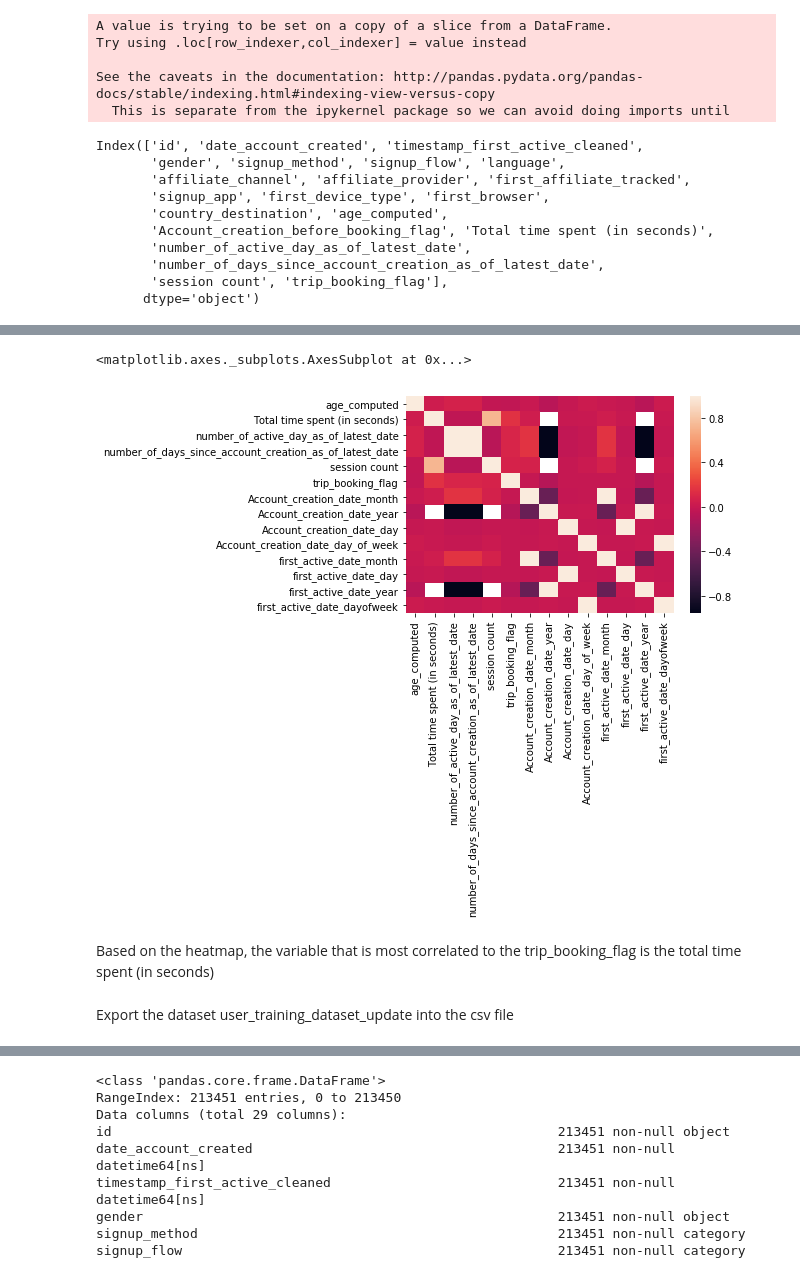
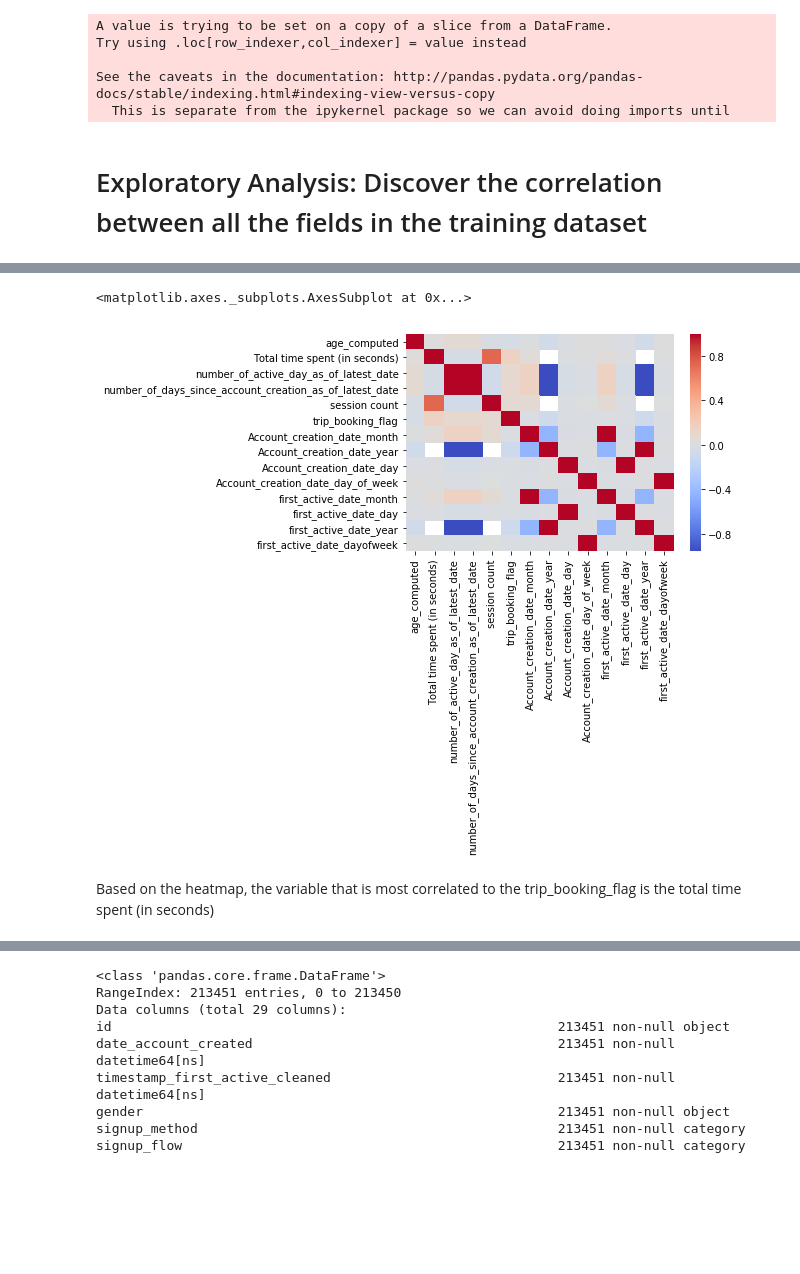
Before and after one commit to yukaabe/Springboard-datasciencebootcamp-repo, a Jupyter notebook: Airbnb Data Exploratory Analysis Script.ipynb, the cells around one changed output, grey strips where cells are left out. Cells and saved outputs as stored; diff of their text form; code cells hidden in the pictures; blank space fills up the shorter version.

```diff
--- a/Airbnb Data Exploratory Analysis Script.ipynb
+++ b/Airbnb Data Exploratory Analysis Script.ipynb
@@ -573,19 +574,8 @@ Try using .loc[row_indexer,col_indexer] = value instead
 
 See the caveats in the documentation: http://pandas.pydata.org/pandas-docs/stable/indexing.html#indexing-view-versus-copy
   This is separate from the ipykernel package so we can avoid doing imports until
-# %%
-user_training_dataset_update.columns
-# %% [output]
-Index(['id', 'date_account_created', 'timestamp_first_active_cleaned',
-       'gender', 'signup_method', 'signup_flow', 'language',
-       'affiliate_channel', 'affiliate_provider', 'first_affiliate_tracked',
-       'signup_app', 'first_device_type', 'first_browser',
-       'country_destination', 'age_computed',
-       'Account_creation_before_booking_flag', 'Total time spent (in seconds)',
-       'number_of_active_day_as_of_latest_date',
-       'number_of_days_since_account_creation_as_of_latest_date',
-       'session count', 'trip_booking_flag'],
-      dtype='object')
+# %% [markdown]
+# Exploratory Analysis: Discover the correlation between all the fields in the training dataset
 # %%
 user_training_dataset_update.corr()
 # %% [output]
@@ -607,11 +597,9 @@ user_training_dataset_update.corr()
 # %%
 correlation_user_training_dataset=user_training_dataset_update.corr()
 # %%
-sns.heatmap(correlation_user_training_dataset)
+sns.heatmap(correlation_user_training_dataset, cmap="coolwarm")
 # %% [output]
 <matplotlib.axes._subplots.AxesSubplot at 0x...>
-[figure, old version]
+[figure, new version]
 # %% [markdown]
 Based on the heatmap, the variable that is most correlated to the trip_booking_flag is the total time spent (in seconds)
-# %% [markdown]
-Export the dataset user_training_dataset_update into the csv file
```
Also changed, not shown: parts of 128 cells of this notebook, 1 other file.
